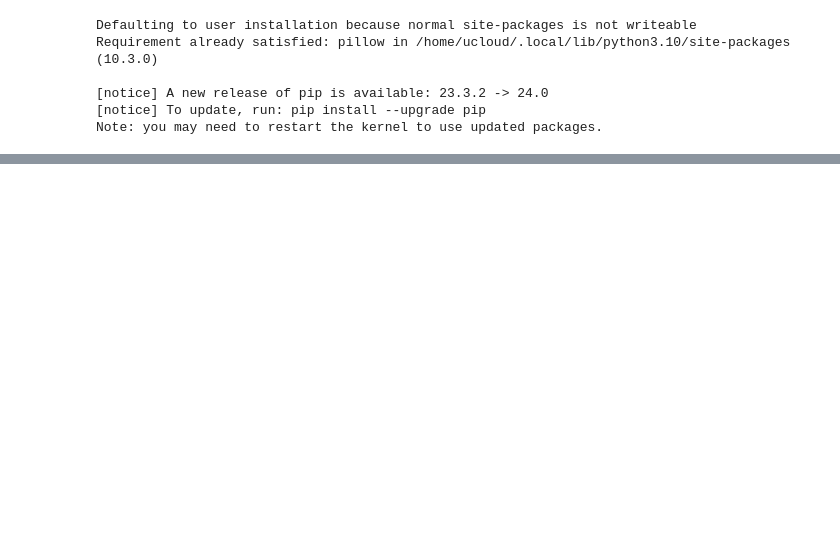
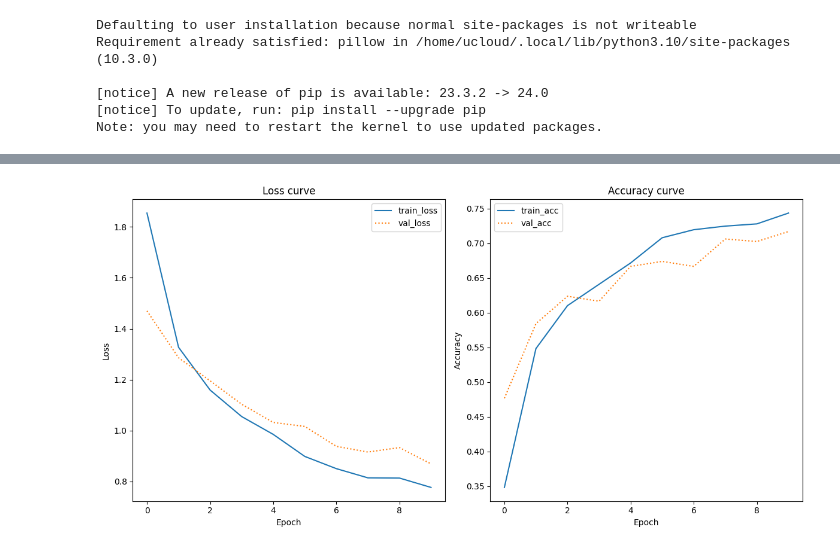
Before and after one commit to idadencker/CDS_vis24, a Jupyter notebook: assignment_3/src/transfer_learning.ipynb, the cells around one changed output, grey strips where cells are left out. Saved outputs shown, nothing was run; the diff lists cells and outputs as text; code cells hidden in the pictures; blank space fills up the shorter version.

```diff
--- a/assignment_3/src/transfer_learning.ipynb
+++ b/assignment_3/src/transfer_learning.ipynb
@@ -119,0 +331,40 @@ title = individual_filepath.split("/")[-2]
+# %%
+#load model without classifier layers
+model = VGG16(include_top=False,
+              pooling='avg',
+              input_shape=(224, 224, 3)) #shape of our pictures
+
+# mark loaded layers as not trainable
+for layer in model.layers:
+    layer.trainable = False
+
+#adding new classifier layers (clean model with no batch normalization)
+flat1 = Flatten()(model.layers[-1].output)  # take final layer (-1) in the model and append to flat1
+class1 = Dense(128, activation = 'relu')(flat1)
+output = Dense(10, activation = 'softmax')(class1)
+
+# define new model
+model = Model(inputs = model.inputs,
+              outputs = output)
+
+# compile
+lr_schedule = tf.keras.optimizers.schedules.ExponentialDecay(
+    initial_learning_rate = 0.01,
+    decay_steps = 10000,
+    decay_rate = 0.9)
+
+#sgd = SGD(learning_rate=lr_schedule)
+adam = Adam(learning_rate=lr_schedule)
+
+model.compile(optimizer = adam,
+              loss = 'categorical_crossentropy',
+              metrics = ['accuracy'])
+# summarize
+model.summary()
+
+#train the model
+H = model.fit(X_train, y_train,
+            validation_split=0.1,
+            batch_size=128,
+            epochs=10,
+            verbose=1)
@@ -119,0 +413,4 @@ title = individual_filepath.split("/")[-2]
+# %%
+plot_history(H, 10, "../out/VGG16_losscurve_no_batch_normalization_adam.png")
+# %% [output]
+[figure, added]
```
Also changed, not shown: parts of 18 cells of this notebook, 5 other files.
